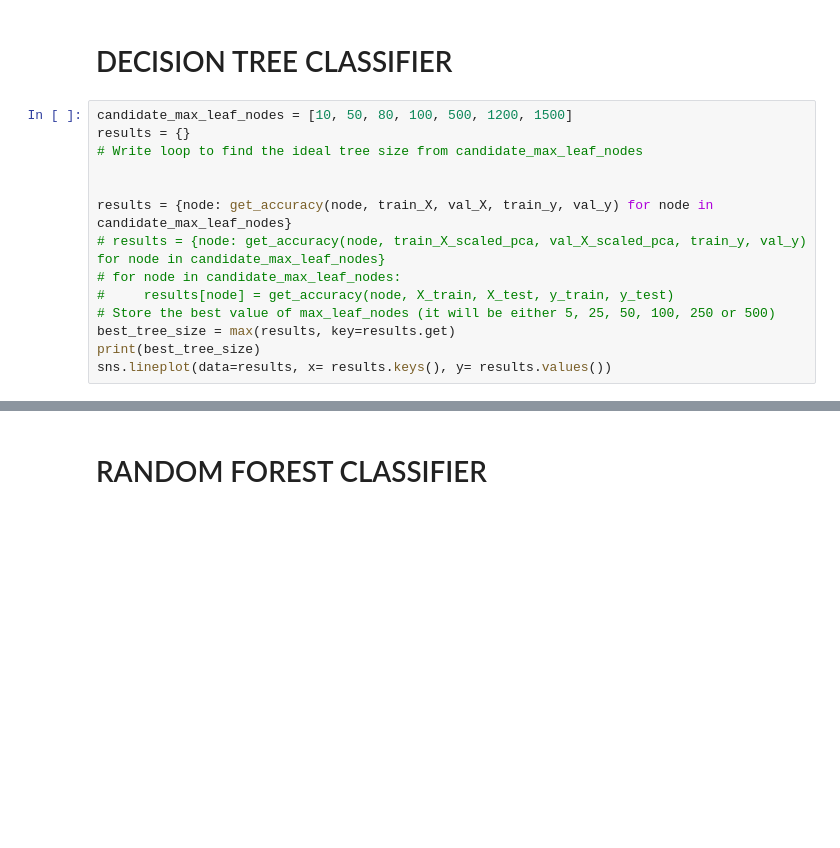
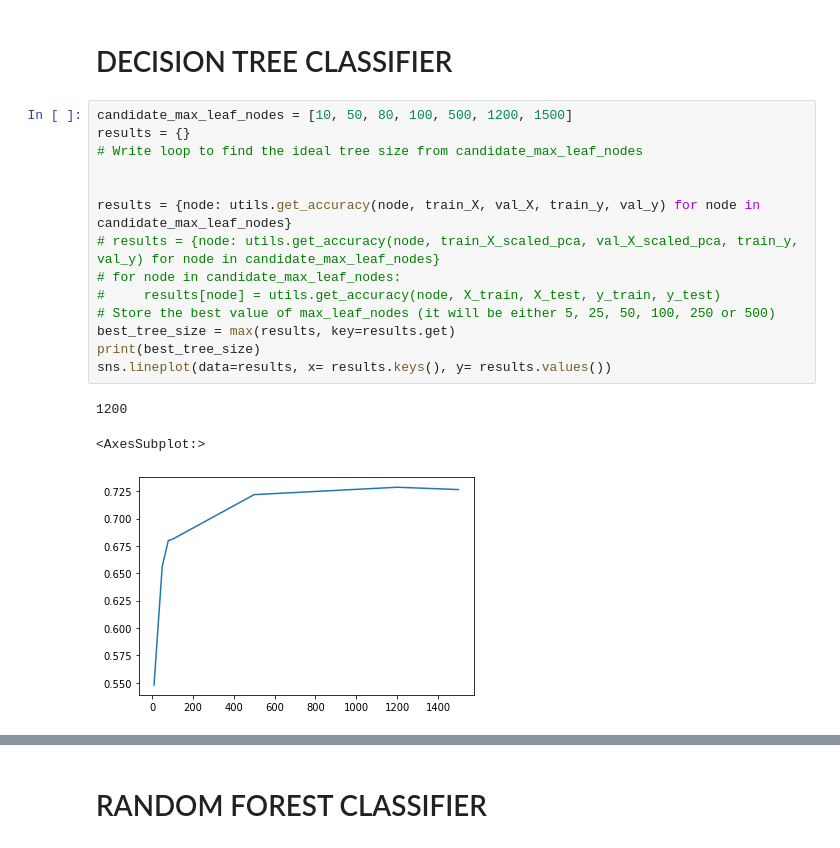
Before and after one commit to tomashbk/solar_wind_power_plants_prediction, a Jupyter notebook: notebooks/3-EDA-in-data-transformed-and-combined.ipynb, the cells around one changed output, grey strips where cells are left out. Cells and saved outputs as stored; diff of their text form; blank space fills up the shorter version.

```diff
--- a/notebooks/3-EDA-in-data-transformed-and-combined.ipynb
+++ b/notebooks/3-EDA-in-data-transformed-and-combined.ipynb
@@ -348,17 +444,21 @@ train_X, val_X, train_y, val_y = train_test_split(X, y, test_size=0.2,random_sta
 # %%
 candidate_max_leaf_nodes = [10, 50, 80, 100, 500, 1200, 1500]
 results = {}
 # Write loop to find the ideal tree size from candidate_max_leaf_nodes
 
 
-results = {node: get_accuracy(node, train_X, val_X, train_y, val_y) for node in candidate_max_leaf_nodes}
-# results = {node: get_accuracy(node, train_X_scaled_pca, val_X_scaled_pca, train_y, val_y) for node in candidate_max_leaf_nodes}
+results = {node: utils.get_accuracy(node, train_X, val_X, train_y, val_y) for node in candidate_max_leaf_nodes}
+# results = {node: utils.get_accuracy(node, train_X_scaled_pca, val_X_scaled_pca, train_y, val_y) for node in candidate_max_leaf_nodes}
 # for node in candidate_max_leaf_nodes:
-#     results[node] = get_accuracy(node, X_train, X_test, y_train, y_test)
+#     results[node] = utils.get_accuracy(node, X_train, X_test, y_train, y_test)
 # Store the best value of max_leaf_nodes (it will be either 5, 25, 50, 100, 250 or 500)
 best_tree_size = max(results, key=results.get)
 print(best_tree_size)
 sns.lineplot(data=results, x= results.keys(), y= results.values())
+# %% [output]
+1200
+<AxesSubplot:>
+[figure, added]
 # %%
 tree_model = DecisionTreeClassifier(max_leaf_nodes = best_tree_size, random_state=0)
 tree_model.fit(train_X, train_y)
```
Also changed, not shown: parts of 70 cells of this notebook, 11 other files.
